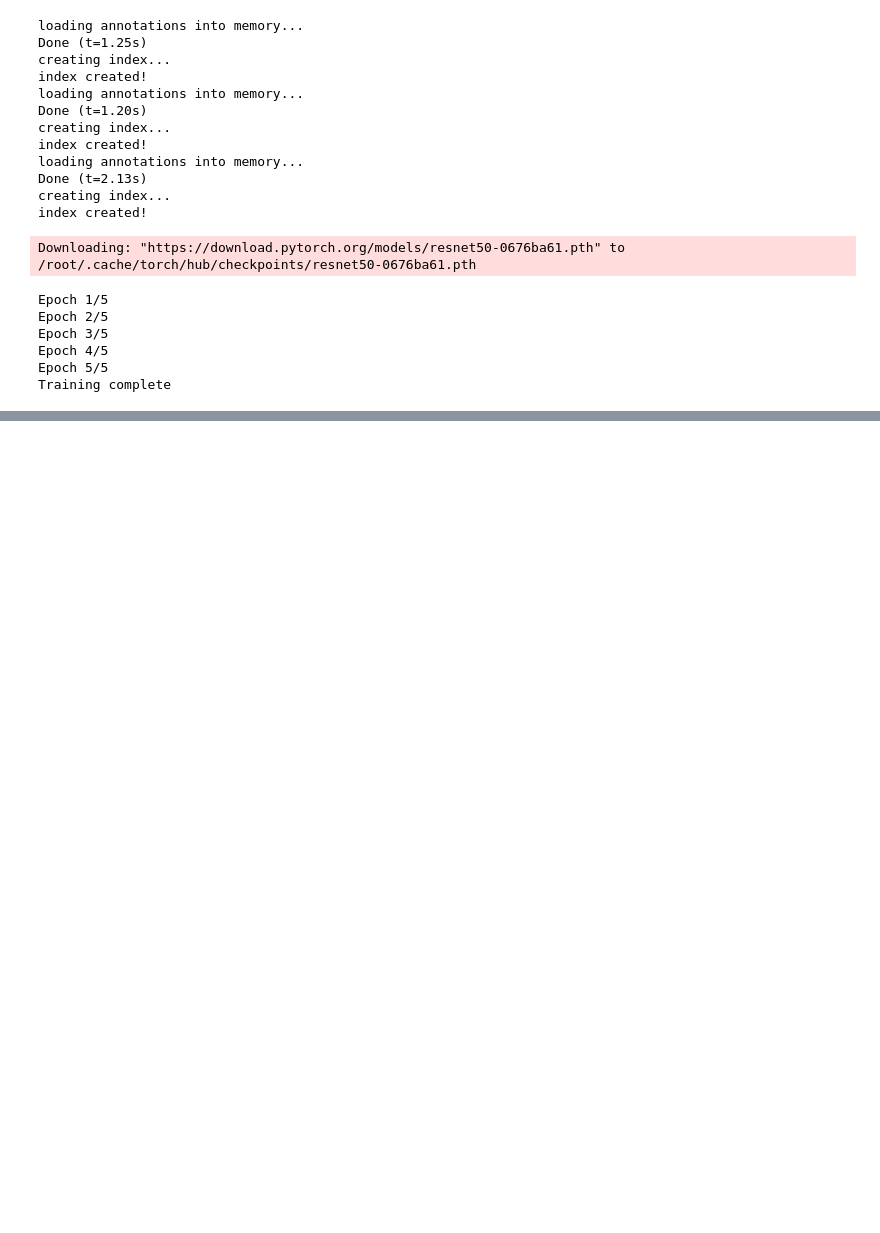
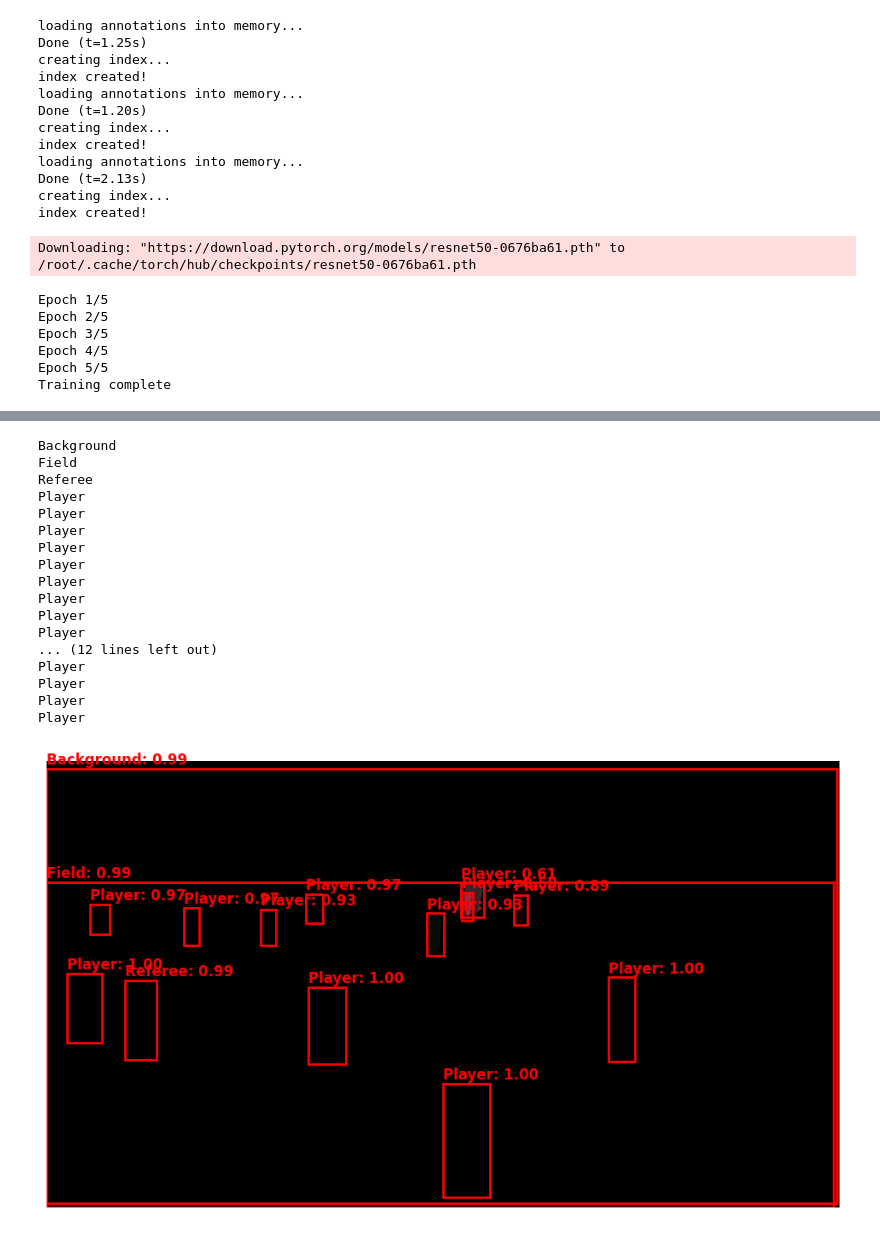
Before and after one commit to kristijanpetronijevic/panoptic, a Jupyter notebook: code/our_model.ipynb, the cells around one changed output, grey strips where cells are left out. Cells and saved outputs as stored; diff of their text form; code cells hidden in the pictures; blank space fills up the shorter version.

Commit message:
Added result visualization

```diff
--- a/code/our_model.ipynb
+++ b/code/our_model.ipynb
@@ -357,0 +288,52 @@ RuntimeError: Attempting to deserialize object on a CUDA device but torch.cuda.i
+# %%
+import random
+import torch
+import matplotlib.pyplot as plt
+import matplotlib.patches as patches
+import torchvision.transforms as T
+from torchvision.models.detection import maskrcnn_resnet50_fpn
+from PIL import Image
+import numpy as np
+from torchvision.models import ResNet50_Weights
+
+
+def load_model(model_path, num_classes):
+    model = get_instance_segmentation_model(num_classes)
+    model.load_state_dict(torch.load(model_path))
+    model.eval()
+    return model
+
+def predict(model, image_path, device):
+    image = Image.open(image_path).convert("RGB")
+
+    transform = T.Compose([T.ToTensor()])
+    image_tensor = transform(image).unsqueeze(0)
+
+    with torch.no_grad():
+        prediction = model(image_tensor.to(device))
+
+    return image, prediction
+
+model = load_model('./output/mask_rcnn1.pth', 8)
+
+device = 'cuda' if torch.cuda.is_available() else 'cpu'
+model.to(device)
+# %% [output]
+Background
+Field
+Referee
+Player
+Player
+Player
+Player
+Player
+Player
+Player
+Player
+Player
+... (12 lines left out)
+Player
+Player
+Player
+Player
+[figure, added]
```
Also changed, not shown: parts of 5 cells of this notebook.
